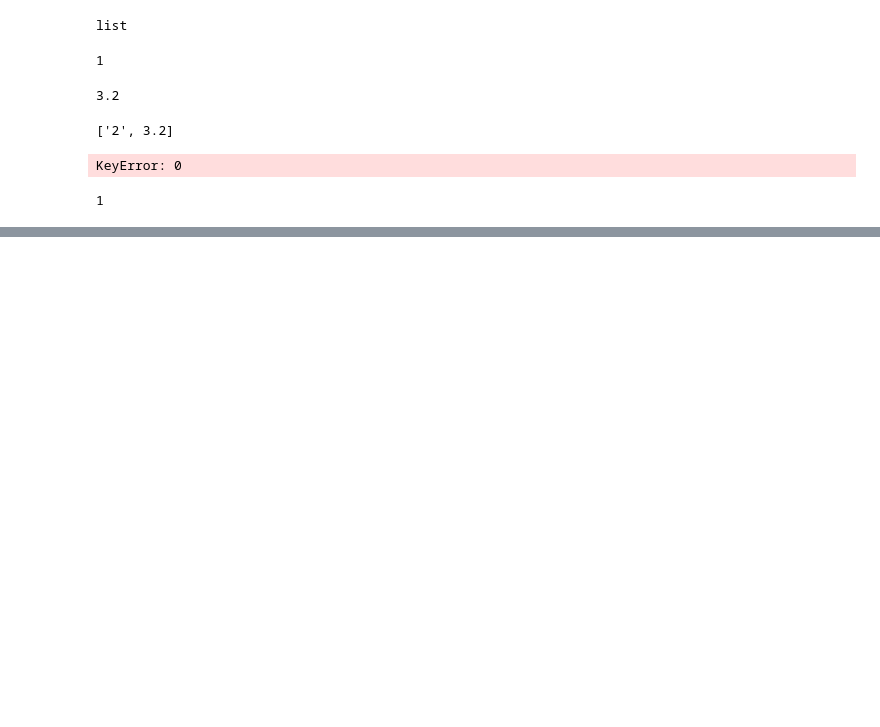
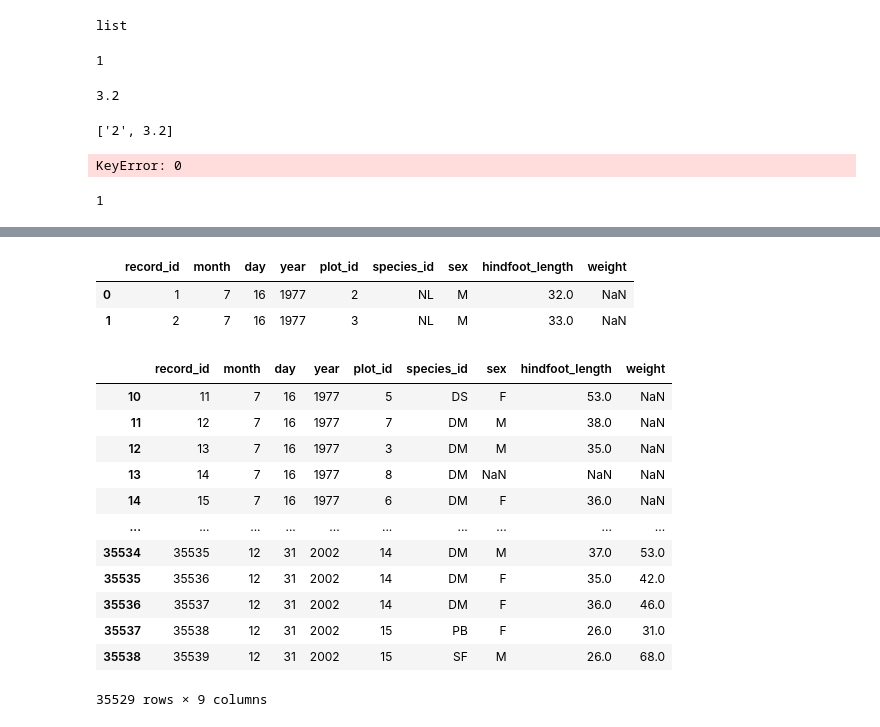
Before and after one commit to TFirth2/dimen-python-2023, a Jupyter notebook: hello.ipynb, the cells around one changed output, grey strips where cells are left out. Cells and saved outputs as stored; diff of their text form; code cells hidden in the pictures; blank space fills up the shorter version.

```diff
--- a/hello.ipynb
+++ b/hello.ipynb
@@ -124,0 +281,30 @@ print(my_dict["one"])
+# %%
+# you cna see NaN which is missing data. NaN is Not a Number.It considers the NaN to be a flaot.
+
+# how you deal with missing data is annoying. Omit? Calculate from other columns? everything muss explained in results.
+
+# how to index along the row
+
+surveys_df[0:2] # go and get me item of data from first to second index.
+# %% [output]
+|  | record_id | month | day | year | plot_id | species_id | sex | hindfoot_length | weight |
+| 0 | 1 | 7 | 16 | 1977 | 2 | NL | M | 32.0 | NaN |
+| 1 | 2 | 7 | 16 | 1977 | 3 | NL | M | 33.0 | NaN |
+# %%
+surveys_df[:100] # blank assumes from the beginning.
+
+surveys_df[10:-10]
+# %% [output]
+|  | record_id | month | day | year | plot_id | species_id | sex | hindfoot_length | weight |
+| 10 | 11 | 7 | 16 | 1977 | 5 | DS | F | 53.0 | NaN |
+| 11 | 12 | 7 | 16 | 1977 | 7 | DM | M | 38.0 | NaN |
+| 12 | 13 | 7 | 16 | 1977 | 3 | DM | M | 35.0 | NaN |
+| 13 | 14 | 7 | 16 | 1977 | 8 | DM | NaN | NaN | NaN |
+| 14 | 15 | 7 | 16 | 1977 | 6 | DM | F | 36.0 | NaN |
+| ... | ... | ... | ... | ... | ... | ... | ... | ... | ... |
+| 35534 | 35535 | 12 | 31 | 2002 | 14 | DM | M | 37.0 | 53.0 |
+| 35535 | 35536 | 12 | 31 | 2002 | 14 | DM | F | 35.0 | 42.0 |
+| 35536 | 35537 | 12 | 31 | 2002 | 14 | DM | F | 36.0 | 46.0 |
+| 35537 | 35538 | 12 | 31 | 2002 | 15 | PB | F | 26.0 | 31.0 |
+| 35538 | 35539 | 12 | 31 | 2002 | 15 | SF | M | 26.0 | 68.0 |
+35529 rows × 9 columns
```
Also changed, not shown: parts of 29 cells of this notebook, 1 other file.
